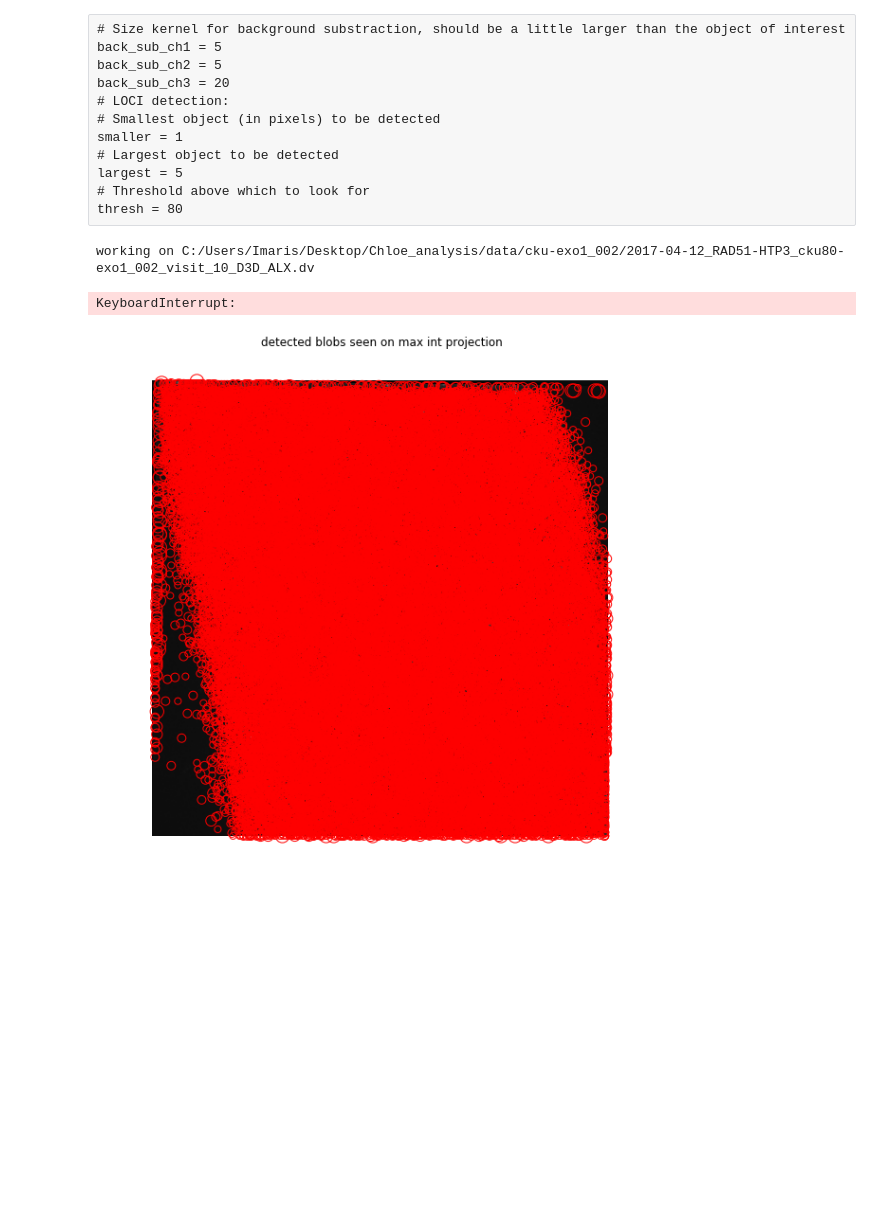
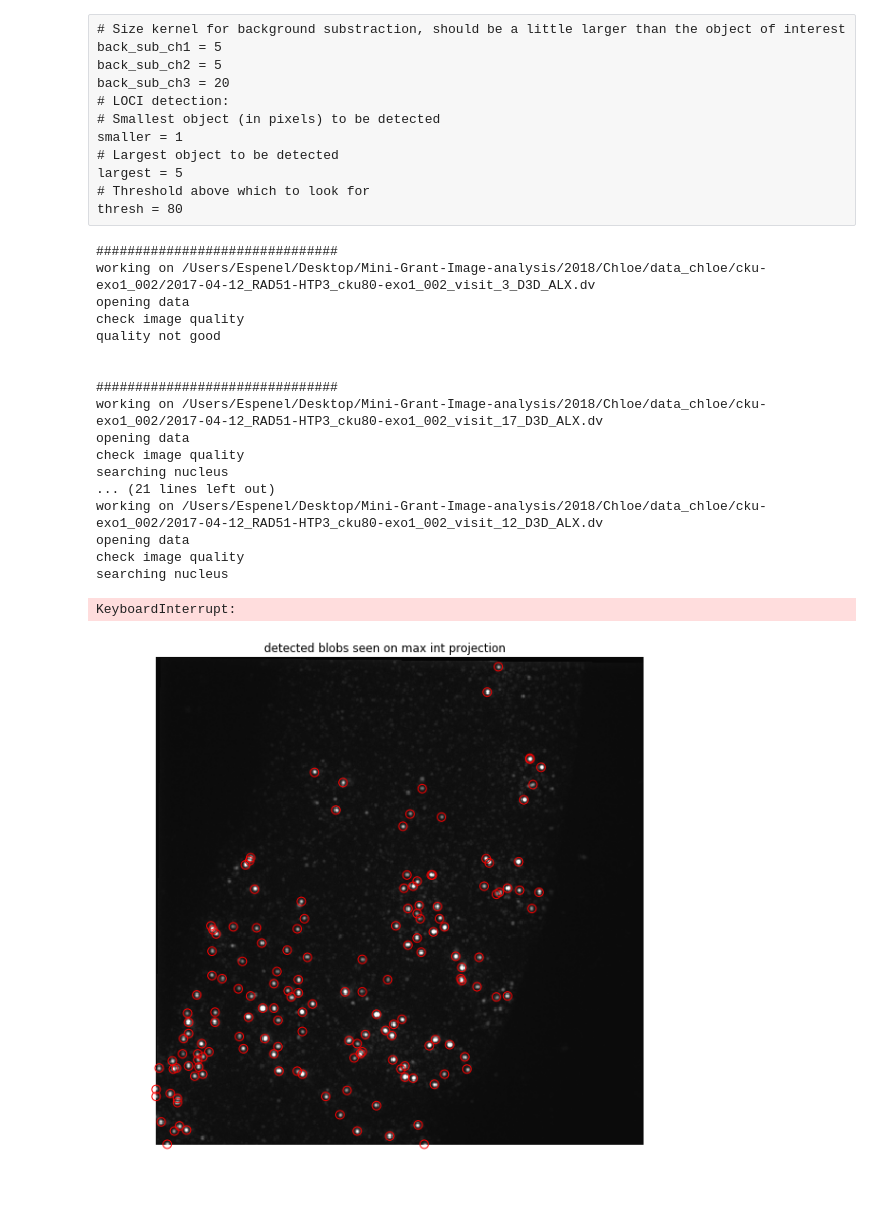
Before and after one commit to bioimage-analysis/Chloe_Chromosome_detection, a Jupyter notebook: notebook/batch.ipynb, the cells around one changed output. Saved outputs shown, nothing was run; the diff lists cells and outputs as text; code cells hidden in the pictures; blank space fills up the shorter version.

```diff
--- a/notebook/batch.ipynb
+++ b/notebook/batch.ipynb
@@ -26,7 +26,7 @@ plt.rcParams['figure.figsize'] = 8,8
 plt.rcParams['image.interpolation'] = 'nearest'
 plt.rcParams['image.cmap'] = 'gray'
 # %%
-path = "C:/Users/Imaris/Desktop/Chloe_analysis/data/cku-exo1_002/"
+path = '/Users/Espenel/Desktop/Mini-Grant-Image-analysis/2018/Chloe/data_chloe/cku-exo1_002/'
 # %%
 javabridge.start_vm(class_path=bioformats.JARS)
 # %%
@@ -70,11 +70,27 @@ largest = 5
 # Threshold above which to look for
 thresh = 80
 # %%
-clf = joblib.load("C:/Users/Imaris/Desktop/Chloe_analysis/Chloe_Chromosome_detection/clf_scaler/clf")
-scaler = joblib.load("C:/Users/Imaris/Desktop/Chloe_analysis/Chloe_Chromosome_detection/clf_scaler/scaler")
+clf = joblib.load("/Users/Espenel/Desktop/Mini-Grant-Image-analysis/2018/Chloe/ChromosomeDetectionChloe/clf_scaler/clf")
+scaler = joblib.load("/Users/Espenel/Desktop/Mini-Grant-Image-analysis/2018/Chloe/ChromosomeDetectionChloe/clf_scaler/scaler")
 # %%
-batch.batch_analysis(path, clf, scaler, parameters=parameters)
+batch.batch_analysis(path, clf, scaler, skelete, parameters=parameters)
 # %% [output]
-working on C:/Users/Imaris/Desktop/Chloe_analysis/data/cku-exo1_002/2017-04-12_RAD51-HTP3_cku80-exo1_002_visit_10_D3D_ALX.dv
+###############################
+working on /Users/Espenel/Desktop/Mini-Grant-Image-analysis/2018/Chloe/data_chloe/cku-exo1_002/2017-04-12_RAD51-HTP3_cku80-exo1_002_visit_3_D3D_ALX.dv
+opening data
+check image quality
+quality not good
+
+
+###############################
+working on /Users/Espenel/Desktop/Mini-Grant-Image-analysis/2018/Chloe/data_chloe/cku-exo1_002/2017-04-12_RAD51-HTP3_cku80-exo1_002_visit_17_D3D_ALX.dv
+opening data
+check image quality
+searching nucleus
+... (21 lines left out)
+working on /Users/Espenel/Desktop/Mini-Grant-Image-analysis/2018/Chloe/data_chloe/cku-exo1_002/2017-04-12_RAD51-HTP3_cku80-exo1_002_visit_12_D3D_ALX.dv
+opening data
+check image quality
+searching nucleus
 KeyboardInterrupt:
-[figure, old version]
+[figure, new version]
```
Also changed, not shown: parts of 2 cells of this notebook, 9 other files.
